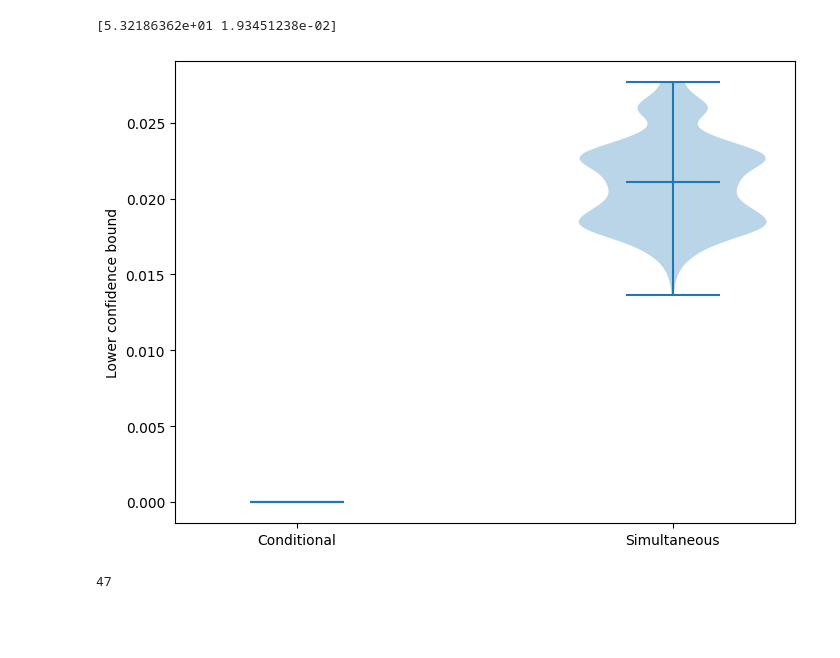
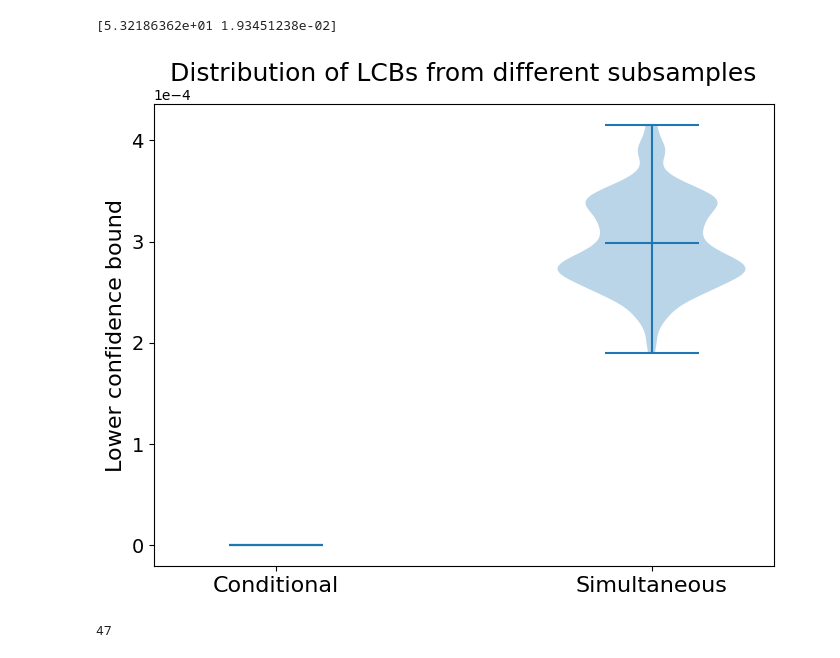
Before and after one commit to AnavSood/seldom, a Jupyter notebook: plots.ipynb, the cells around one changed output. Drawn from its saved outputs; the diff is of its cells as text; code cells hidden in the pictures; blank space fills up the shorter version.

```diff
--- a/plots.ipynb
+++ b/plots.ipynb
@@ -1398,9 +1388,9 @@ lambda_hat_simul = hybrid_CI(X, compute_exp_p, 1, alpha=0.1, beta=0.1)
 # %%
 engine_df = pd.read_csv('engine.csv')
 population_X = largest_ttf_per_id = engine_df.groupby('id')['ttf'].max().tolist()
-population_X = np.array(population_X)/100
+population_X = np.array(population_X)
 
-n = 3
+n = 2
 N = 1000
 alpha = 0.1
 
@@ -1417,17 +1407,19 @@ for i in tqdm(range(N)):
 # %%
 data = [conditional, simultaneous]
 labels = ['Conditional', 'Simultaneous']
 
 plt.figure(figsize=(8, 6))
 plt.violinplot(data, showmeans=True)
 
 # Set labels for each plot
-plt.xticks([1, 2], labels)
-plt.ylabel('Lower confidence bound')
-
-plt.show()
+plt.xticks([1, 2], labels, fontsize=16)
+plt.yticks(fontsize=14)
+plt.ylabel('Lower confidence bound', fontsize=16)
+plt.ticklabel_format(axis='y', style='sci', scilimits=(-4, -4))
+plt.title('Distribution of LCBs from different subsamples', fontsize=18)
+plt.savefig('car_eng.pdf')
 # %% [output]
-[figure, old version]
+[figure, new version]
 # %%
 rpp_df = pd.read_csv('rpp_data.csv', encoding='latin1')
 
```
Also changed, not shown: parts of 2 cells of this notebook, 4 other files.
